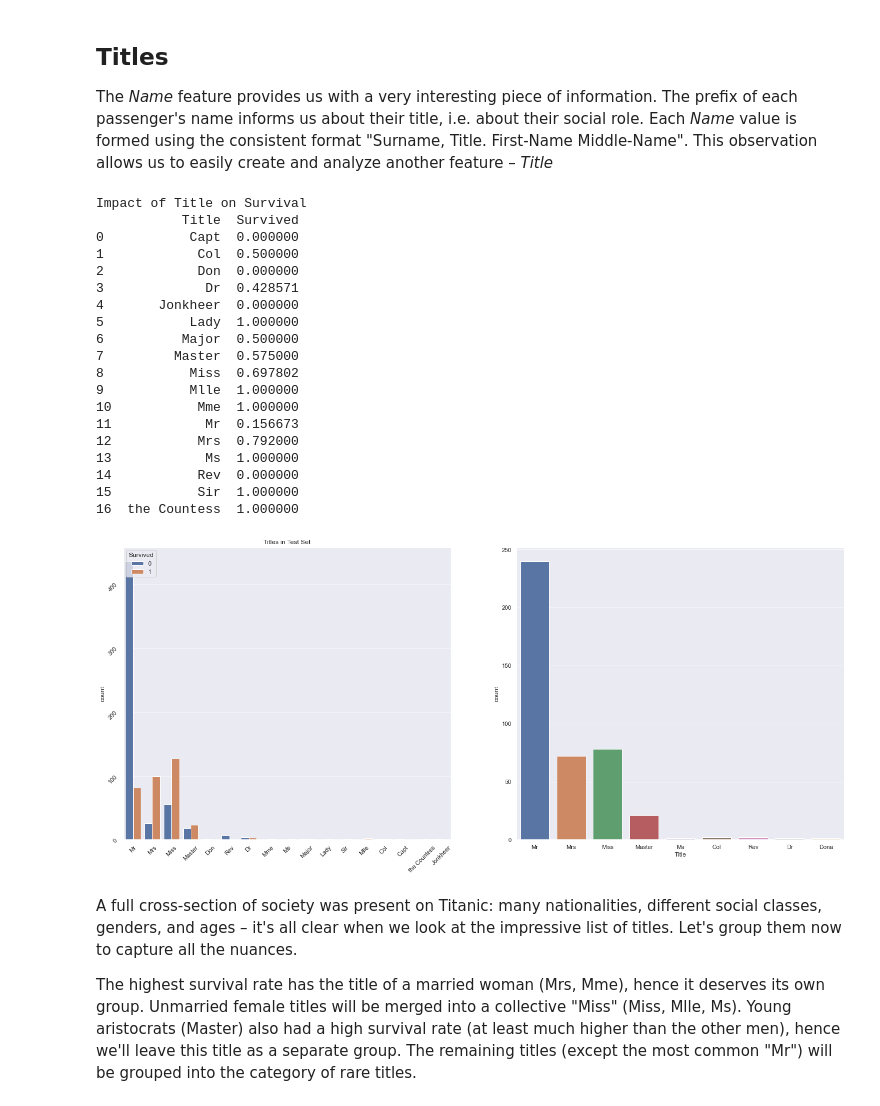
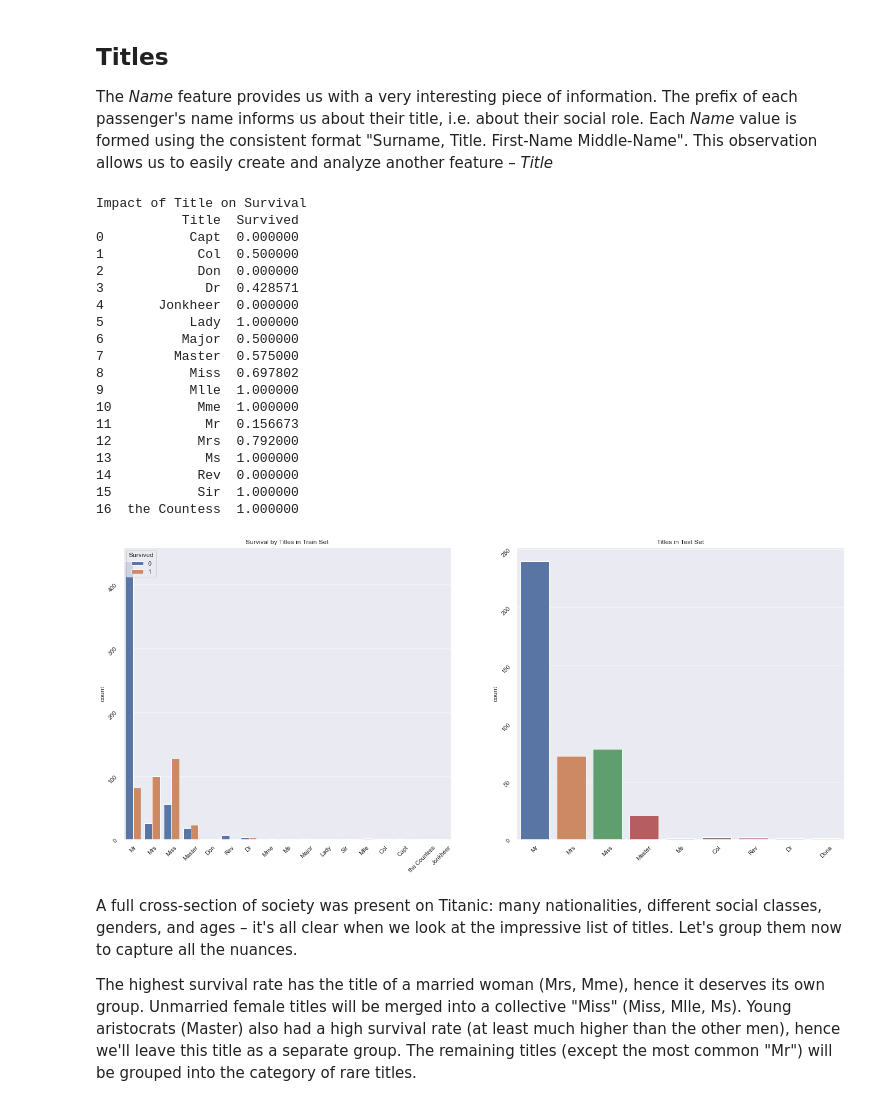
Before and after one commit to janpowaga/titanic_ml, a Jupyter notebook: titanic.ipynb, the cells around one changed output. Cells and saved outputs as stored; diff of their text form; code cells hidden in the pictures.

```diff
--- a/titanic.ipynb
+++ b/titanic.ipynb
@@ -514,38 +514,38 @@ fig, axs = plt.subplots(ncols=2, figsize=(24, 10))
 
 sns.countplot(x='Title', hue='Survived', data=train, ax=axs[0])
 axs[0].set_title('Survival by Titles in Train Set')
 axs[0].set_xlabel('')
 axs[0].tick_params(labelrotation=45)
 
-sns.countplot(x='Title', data=test, ax=axs[i])
-axs[0].set_title('Titles in Test Set')
-axs[0].set_xlabel('')
-axs[0].tick_params(labelrotation=45)
+sns.countplot(x='Title', data=test, ax=axs[1])
+axs[1].set_title('Titles in Test Set')
+axs[1].set_xlabel('')
+axs[1].tick_params(labelrotation=45)
 
 impact_on_survival('Title')
 
 plt.show()
 # %% [output]
 Impact of Title on Survival
            Title  Survived
 0           Capt  0.000000
 1            Col  0.500000
 2            Don  0.000000
 3             Dr  0.428571
 4       Jonkheer  0.000000
 5           Lady  1.000000
 6          Major  0.500000
 7         Master  0.575000
 8           Miss  0.697802
 9           Mlle  1.000000
 10           Mme  1.000000
 11            Mr  0.156673
 12           Mrs  0.792000
 13            Ms  1.000000
 14           Rev  0.000000
 15           Sir  1.000000
 16  the Countess  1.000000
-[figure, old version]
+[figure, new version]
 # %% [markdown]
 A full cross-section of society was present on Titanic: many nationalities, different social classes, genders, and ages – it's all clear when we look at the impressive list of titles. Let's group them now to capture all the nuances.
 
```
Also changed, not shown: parts of 17 cells of this notebook.
